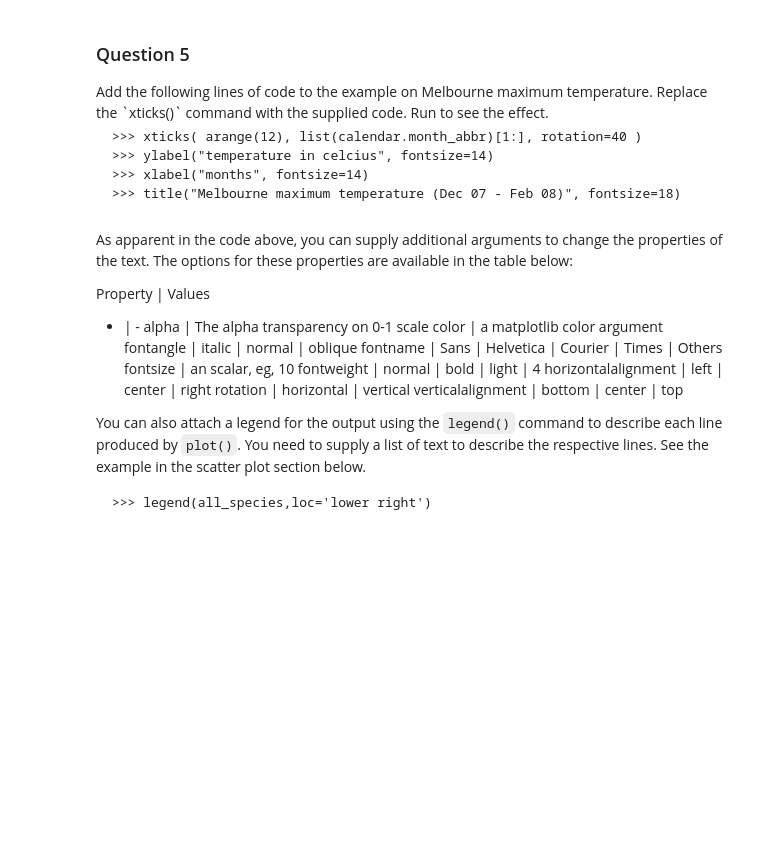
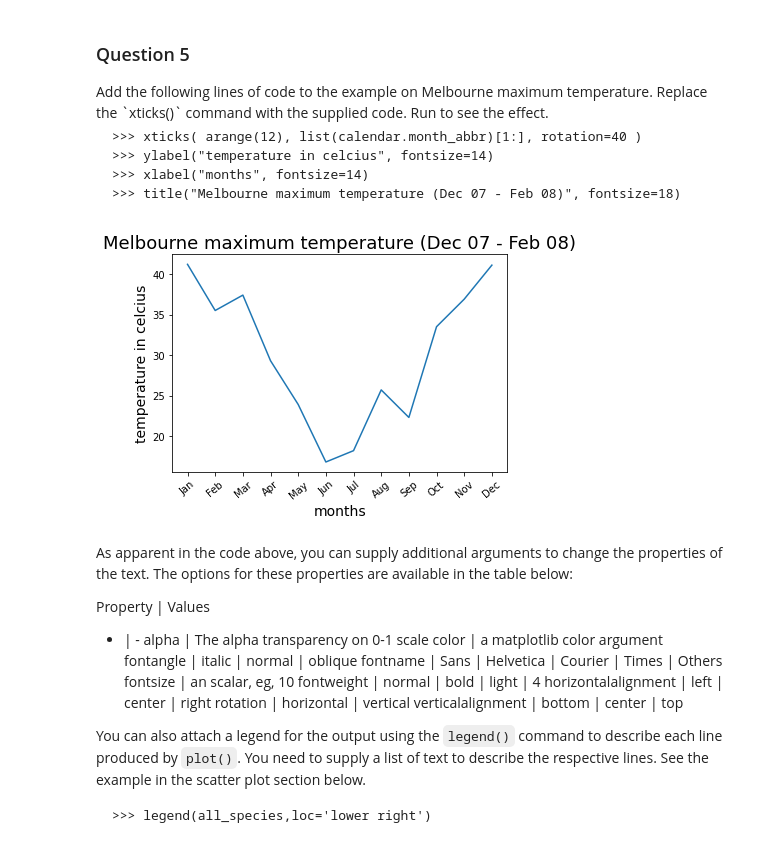
Before and after one commit to rlch/COMP20008-workshops, a Jupyter notebook: week-2/extra-visualisation.ipynb, the cells around one changed output. Cells and saved outputs as stored; diff of their text form; code cells hidden in the pictures; blank space fills up the shorter version.

```diff
--- a/week-2/extra-visualisation.ipynb
+++ b/week-2/extra-visualisation.ipynb
@@ -269,3 +272,13 @@ Add the following lines of code to the example on Melbourne maximum temperature.
+# %%
+###Question 5 answer
+plt.plot(s)
+xticks( arange(12), list(calendar.month_abbr)[1:], rotation=40 )
+ylabel("temperature in celcius", fontsize=14)
+xlabel("months", fontsize=14)
+ v title("Melbourne maximum temperature (Dec 07 - Feb 08)", fontsize=18)
+plt.show()
+# %% [output]
+[figure, added]
 # %% [markdown]
 As apparent in the code above, you can supply additional arguments to change the properties of the text. The options for these properties are available in the table below:
 
```
Also changed, not shown: parts of 4 cells of this notebook.
